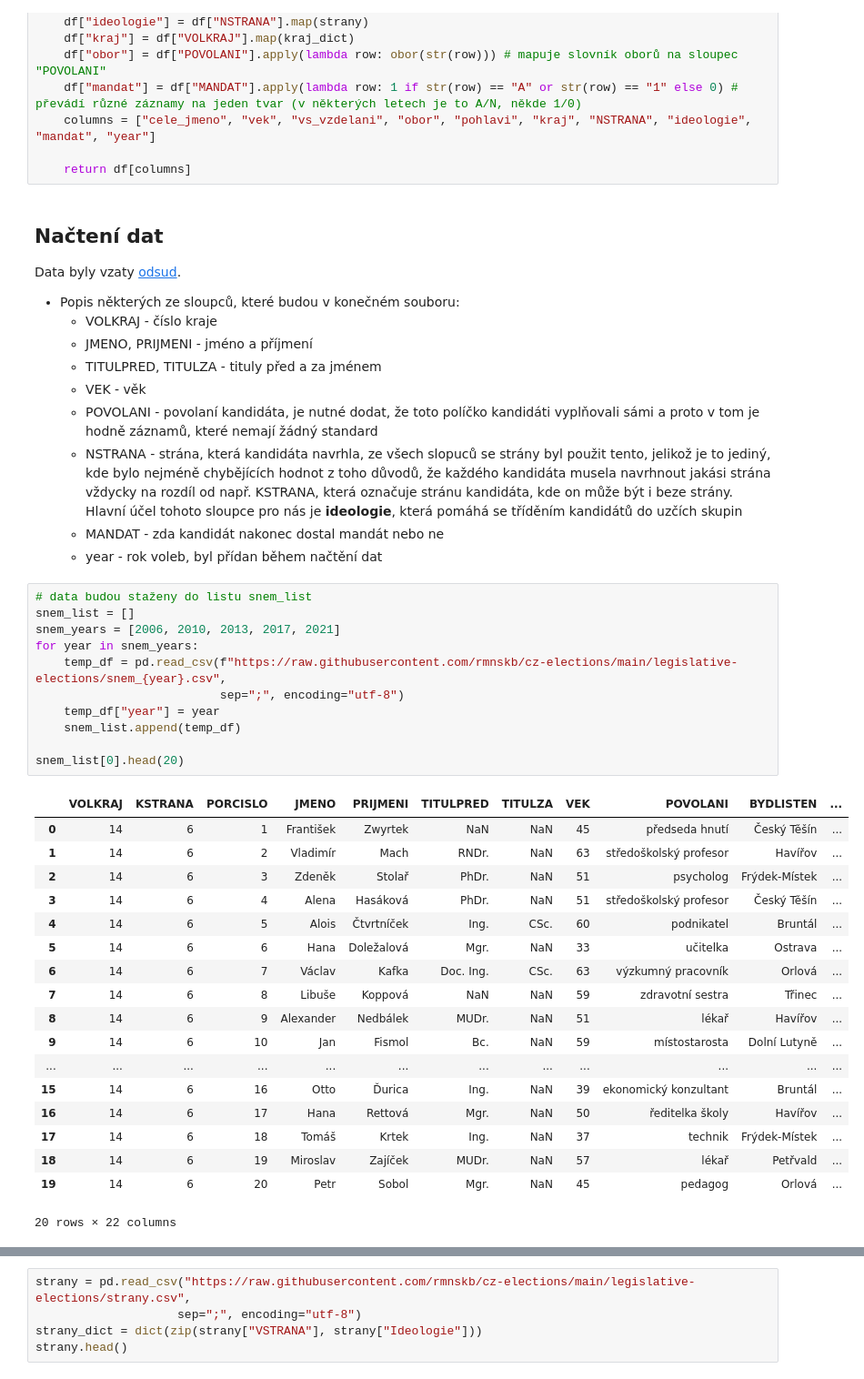
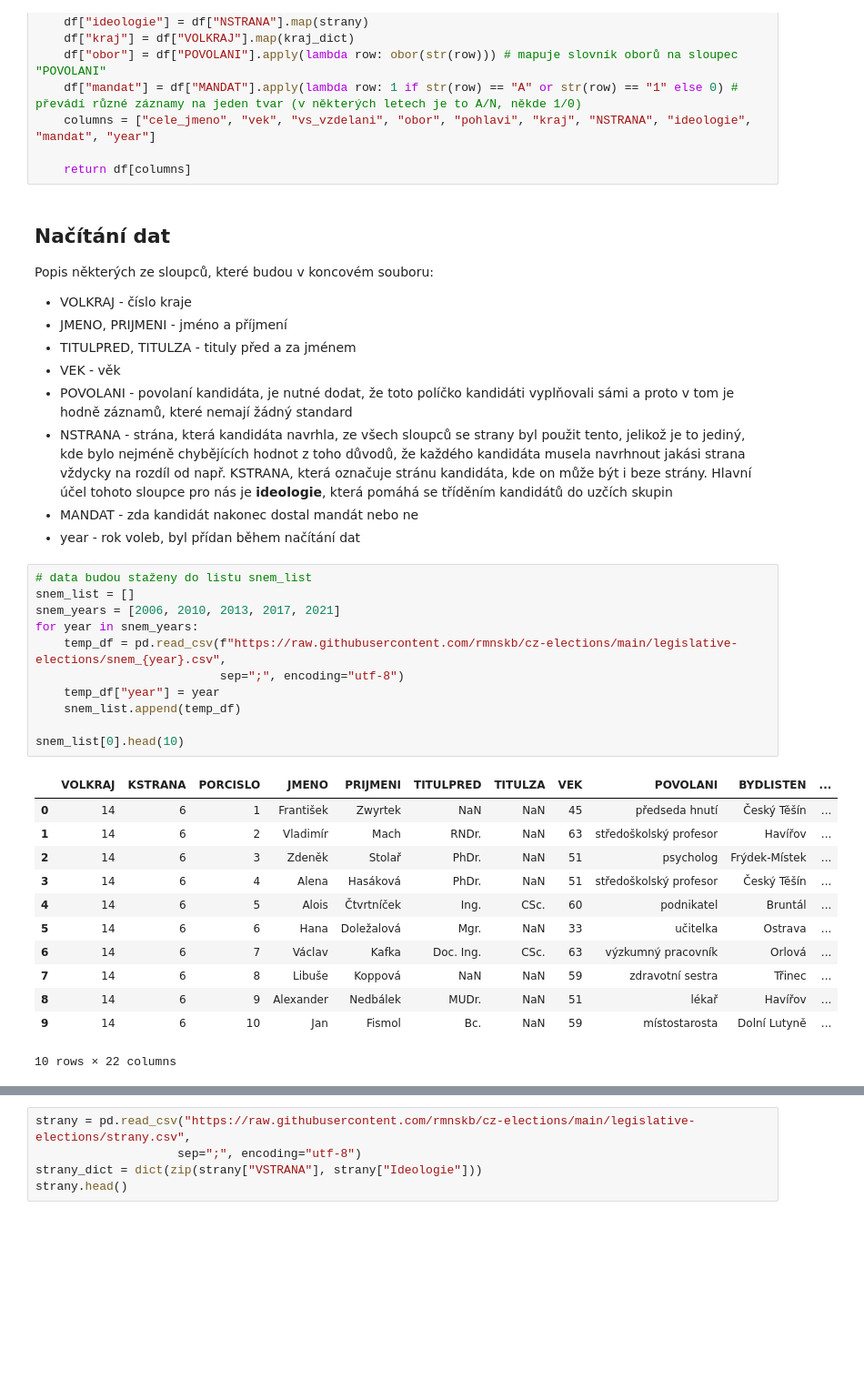
Before and after one commit to rmnskb/cz-elections, a Jupyter notebook: cz_elections_analysis.ipynb, the cells around one changed output, grey strips where cells are left out. Shown at 91% size. Drawn from its saved outputs; the diff is of its cells as text; blank space fills up the shorter version.

```diff
--- a/cz_elections_analysis.ipynb
+++ b/cz_elections_analysis.ipynb
@@ -96,45 +94,38 @@ def clean_data(data: pd.DataFrame, strany: dict) -> pd.DataFrame:
 
     return df[columns]
 # %% [markdown]
-## Načtení dat
-Data byly vzaty [odsud](https://volby.cz/opendata/opendata.htm).
-* Popis některých ze sloupců, které budou v konečném souboru:
-    * VOLKRAJ - číslo kraje
-    * JMENO, PRIJMENI - jméno a příjmení
-    * TITULPRED, TITULZA - tituly před a za jménem
-    * VEK - věk
-    * POVOLANI - povolaní kandidáta, je nutné dodat, že toto políčko kandidáti vyplňovali sámi a proto v tom je hodně záznamů, které nemají žádný standard
-    * NSTRANA - strána, která kandidáta navrhla, ze všech slopuců se strány byl použit tento, jelikož je to jediný, kde bylo nejméně chybějících hodnot z toho důvodů, že každého kandidáta musela navrhnout jakási strána vždycky na rozdíl od např. KSTRANA, která označuje stránu kandidáta, kde on může být i beze strány. Hlavní účel tohoto sloupce pro nás je **ideologie**, která pomáhá se tříděním kandidátů do uzčích skupin
-    * MANDAT - zda kandidát nakonec dostal mandát nebo ne
-    * year - rok voleb, byl přídan během načtění dat
+## Načítání dat
+Popis některých ze sloupců, které budou v koncovém souboru:
+   * VOLKRAJ - číslo kraje
+   * JMENO, PRIJMENI - jméno a příjmení
+   * TITULPRED, TITULZA - tituly před a za jménem
+   * VEK - věk
+   * POVOLANI - povolaní kandidáta, je nutné dodat, že toto políčko kandidáti vyplňovali sámi a proto v tom je hodně záznamů, které nemají žádný standard
+   * NSTRANA - strána, která kandidáta navrhla, ze všech sloupců se strany byl použit tento, jelikož je to jediný, kde bylo nejméně chybějících hodnot z toho důvodů, že každého kandidáta musela navrhnout jakási strana vždycky na rozdíl od např. KSTRANA, která označuje stránu kandidáta, kde on může být i beze strány. Hlavní účel tohoto sloupce pro nás je **ideologie**, která pomáhá se tříděním kandidátů do uzčích skupin
+   * MANDAT - zda kandidát nakonec dostal mandát nebo ne
+   * year - rok voleb, byl přídan během načítání dat
 # %%
 # data budou staženy do listu snem_list
 snem_list = []
 snem_years = [2006, 2010, 2013, 2017, 2021]
 for year in snem_years:
     temp_df = pd.read_csv(f"https://raw.githubusercontent.com/rmnskb/cz-elections/main/legislative-elections/snem_{year}.csv",
                           sep=";", encoding="utf-8")
     temp_df["year"] = year
     snem_list.append(temp_df)
 
-snem_list[0].head(20)
+snem_list[0].head(10)
 # %% [output]
 |  | VOLKRAJ | KSTRANA | PORCISLO | JMENO | PRIJMENI | TITULPRED | TITULZA | VEK | POVOLANI | BYDLISTEN | ... |
 | 0 | 14 | 6 | 1 | František | Zwyrtek | NaN | NaN | 45 | předseda hnutí | Český Těšín | ... |
 | 1 | 14 | 6 | 2 | Vladimír | Mach | RNDr. | NaN | 63 | středoškolský profesor | Havířov | ... |
 | 2 | 14 | 6 | 3 | Zdeněk | Stolař | PhDr. | NaN | 51 | psycholog | Frýdek-Místek | ... |
 | 3 | 14 | 6 | 4 | Alena | Hasáková | PhDr. | NaN | 51 | středoškolský profesor | Český Těšín | ... |
 | 4 | 14 | 6 | 5 | Alois | Čtvrtníček | Ing. | CSc. | 60 | podnikatel | Bruntál | ... |
 | 5 | 14 | 6 | 6 | Hana | Doležalová | Mgr. | NaN | 33 | učitelka | Ostrava | ... |
 | 6 | 14 | 6 | 7 | Václav | Kafka | Doc. Ing. | CSc. | 63 | výzkumný pracovník | Orlová | ... |
 | 7 | 14 | 6 | 8 | Libuše | Koppová | NaN | NaN | 59 | zdravotní sestra | Třinec | ... |
 | 8 | 14 | 6 | 9 | Alexander | Nedbálek | MUDr. | NaN | 51 | lékař | Havířov | ... |
 | 9 | 14 | 6 | 10 | Jan | Fismol | Bc. | NaN | 59 | místostarosta | Dolní Lutyně | ... |
-| ... | ... | ... | ... | ... | ... | ... | ... | ... | ... | ... | ... |
-| 15 | 14 | 6 | 16 | Otto | Ďurica | Ing. | NaN | 39 | ekonomický konzultant | Bruntál | ... |
-| 16 | 14 | 6 | 17 | Hana | Rettová | Mgr. | NaN | 50 | ředitelka školy | Havířov | ... |
-| 17 | 14 | 6 | 18 | Tomáš | Krtek | Ing. | NaN | 37 | technik | Frýdek-Místek | ... |
-| 18 | 14 | 6 | 19 | Miroslav | Zajíček | MUDr. | NaN | 57 | lékař | Petřvald | ... |
-| 19 | 14 | 6 | 20 | Petr | Sobol | Mgr. | NaN | 45 | pedagog | Orlová | ... |
-20 rows × 22 columns
+10 rows × 22 columns
 # %% [markdown]
```
Also changed, not shown: parts of 42 cells of this notebook.
